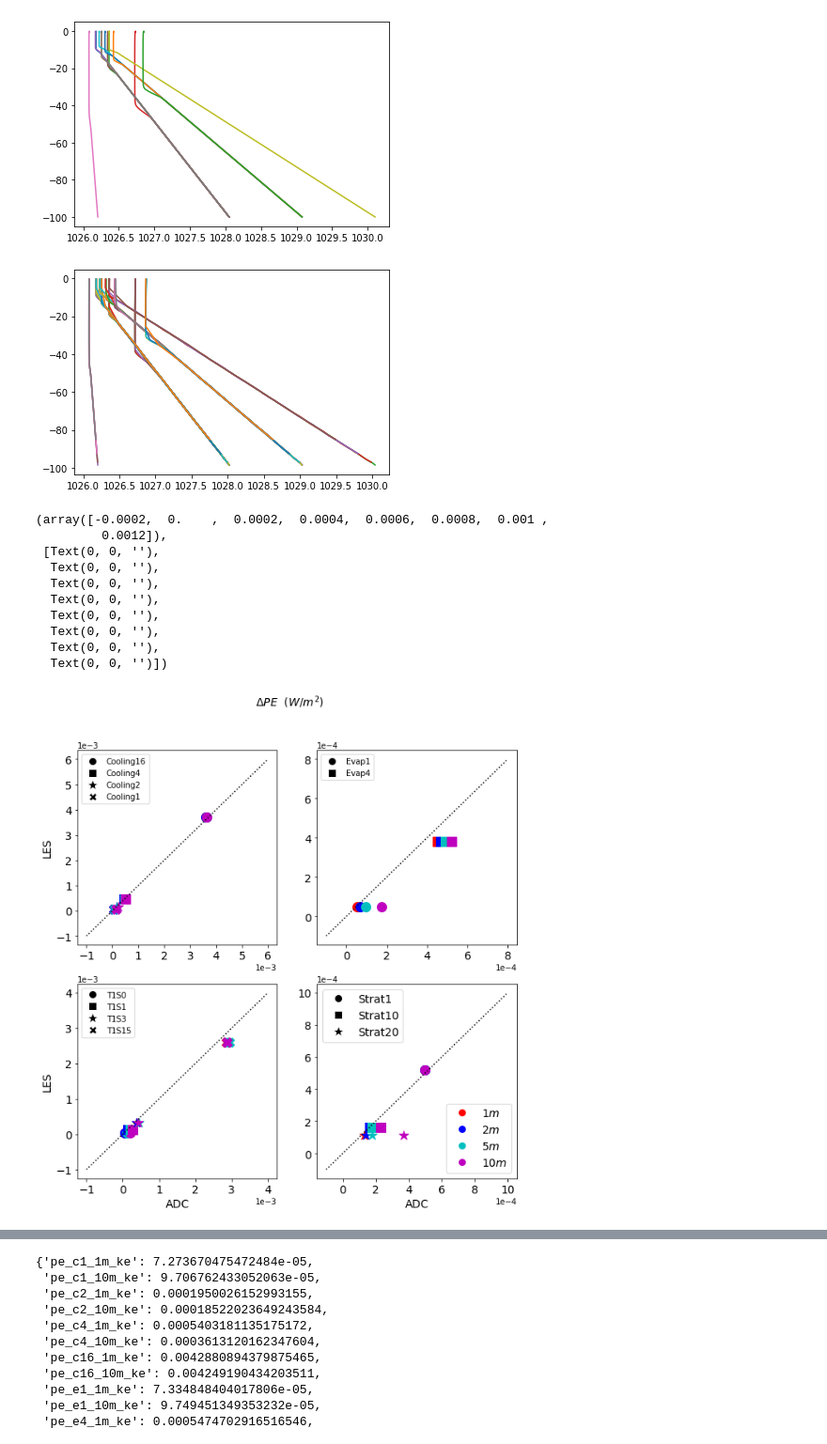
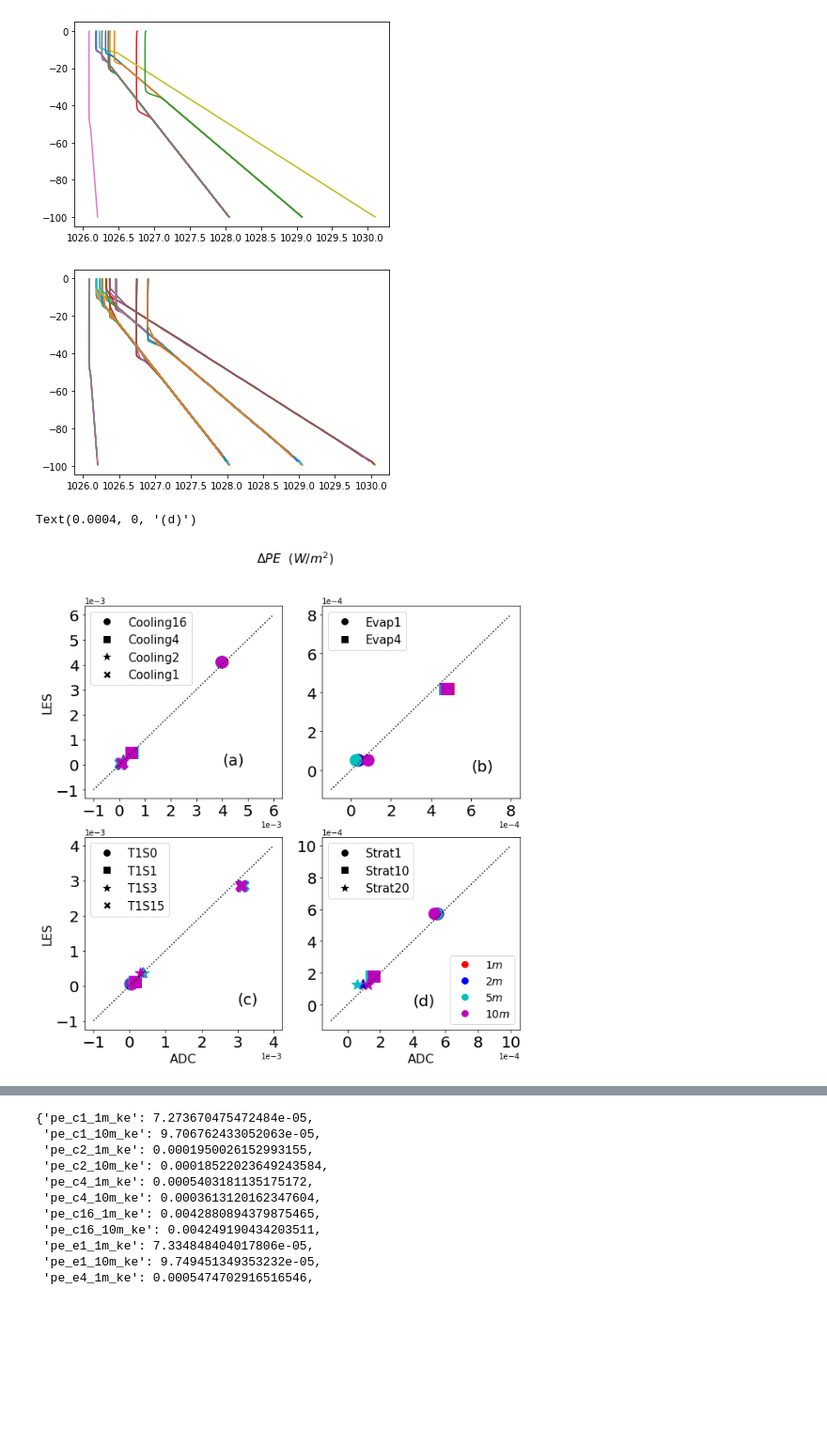
Before and after one commit to ChanJeunlam/cvmix_analysis_1, a Jupyter notebook: alternative_PE-LES_ADC_KPP_KE.ipynb, the cells around one changed output, grey strips where cells are left out. Shown at 94% size. Saved outputs shown, nothing was run; the diff lists cells and outputs as text; code cells hidden in the pictures; blank space fills up the shorter version.

```diff
--- a/alternative_PE-LES_ADC_KPP_KE.ipynb
+++ b/alternative_PE-LES_ADC_KPP_KE.ipynb
@@ -148,19 +190,19 @@ for fn in file_names:
             dtdz=0.05; dsdz=-0.025
 
         # compute pot
-        results_adc[f"pe_{fn}_{n}m"] = pot_energy2_10monly(mf.variables["temperature"][0,0,:-1],
-                                                   np.nanmean(mf.variables["temperature"][t1:t,0,:-1],axis=0),
-                                                   mf.variables["salinity"][0,0,:-1],
-                                                  np.nanmean(mf.variables["salinity"][t1:t,0,:-1],axis=0),
-                                                  fh.variables['zMid'][0,0,:-1],
+        results_adc[f"pe_{fn}_{n}m"] = pot_energy2_10monly(mf.variables["temperature"][0,0,:],
+                                                   np.nanmean(mf.variables["temperature"][t1:t,0,:],axis=0),
+                                                   mf.variables["salinity"][0,0,:],
+                                                  np.nanmean(mf.variables["salinity"][t1:t,0,:],axis=0),
+                                                  fh.variables['zMid'][0,0,:],
                                                   dtdz,
                                                   dsdz)
 #results_adc
 # %% [output]
-[figure, old version]
+[figure, new version]
 # %%
 plt.figure(figsize=(10,10))
-mks=12
+mks=15
 plt.subplot(221)
 plt.plot(results_adc["pe_c16_1m"],results_les["pe_c16_les"],'or',markersize=mks)
 plt.plot(results_adc["pe_c16_2m"],results_les["pe_c16_les"],'ob',markersize=mks)
@@ -185,13 +227,13 @@ plt.plot(results_adc["pe_c1_10m"],results_les["pe_c1_les"],'Xm',markersize=mks)
 #plt.ticklabel_format(axis="both", style="sci", scilimits=(-2,-2))
 plt.plot([-0.001,6*1e-3],[-0.001,6*1e-3],':k')
 legend1=plt.legend(["1m","2m","5m","10m"],loc=4)
-plt.ylabel("LES",fontsize=14)
+plt.ylabel("LES",fontsize=16)
 #plt.title("square: c1, circle: c2, star:c4, cross:c16",fontsize=14)
 #plt.xscale("log")
 #plt.yscale("log")
 
-plt.xticks(fontsize=14)
-plt.yticks(fontsize=14)
+plt.xticks(fontsize=20)
+plt.yticks(fontsize=20)
 from matplotlib.lines import Line2D
 from matplotlib.patches import Patch
 
@@ -200,9 +242,11 @@ legend_elements = [Line2D([0], [0], marker='o', color='w', label='Cooling16',mar
                    Line2D([0], [0], marker='*', color='w', label='Cooling2',markerfacecolor='k', markersize=15),
                     Line2D([0], [0], marker='X', color='w', label='Cooling1',markerfacecolor='k', markersize=10)]
 
-legend2=plt.legend(handles=legend_elements,loc=2)
+legend=plt.legend(handles=legend_elements,loc=2,fontsize=15)
 #plt.gca().add_artist(legend1)
 plt.ticklabel_format(axis="both", style="sci", scilimits=(-3,-3))
+plt.text(4e-3, 0,"(a)",fontsize=20)
+
 
 plt.subplot(222)
 plt.plot(results_adc["pe_e1_1m"],results_les["pe_e1_les"],'or',markersize=mks)
@@ -221,8 +265,8 @@ plt.plot([-0.0001,8*1e-4],[-0.0001,8*1e-4],':k')
 #plt.xscale("log")
 #plt.yscale("log")
 
-plt.xticks(fontsize=14)
-plt.yticks(fontsize=14)
+plt.xticks(fontsize=20)
+plt.yticks(fontsize=20)
 from matplotlib.patches import Patch
 from matplotlib.lines import Line2D
 
@@ -230,9 +274,11 @@ legend_elements = [Line2D([0], [0], marker='o', color='w', label='Evap1',markerf
                    Line2D([0], [0], marker='s', color='w', label='Evap4',markerfacecolor='k', markersize=10)]
 
 
-legend2=plt.legend(handles=legend_elements,loc=2)
+legend=plt.legend(handles=legend_elements,loc=2,fontsize=15)
 #plt.gca().add_artist(legend1)
 plt.ticklabel_format(axis="both", style="sci", scilimits=(-4,-4))
+plt.text(6e-4, 0,"(b)",fontsize=20)
+
 
 plt.subplot(223)
 plt.plot(results_adc["pe_t1s0_1m"],results_les["pe_t1s0_les"],'or',markersize=mks)
@@ -258,23 +304,25 @@ plt.plot(results_adc["pe_t1s15_10m"],results_les["pe_t1s15_les"],'Xm',markersize
 #plt.ticklabel_format(axis="both", style="sci", scilimits=(-1,-1))
 plt.plot([-0.001,4*1e-3],[-0.001,4*1e-3],':k')
 legend1=plt.legend(["1m","2m","5m","10m"],loc=4)
-plt.ylabel("LES",fontsize=14)
-plt.xlabel("ADC",fontsize=14)
+plt.ylabel("LES",fontsize=16)
+plt.xlabel("ADC",fontsize=16)
 #plt.title("square: t1s0, circle: t1s1, star:t1s3, cross:t1s15",fontsize=14)
 #plt.xscale("log")
 #plt.yscale("log")
 plt.ticklabel_format(axis="both", style="sci", scilimits=(-3,-3))
 
-plt.xticks(fontsize=14)
-plt.yticks(fontsize=14)
+plt.xticks(fontsize=20)
+plt.yticks(fontsize=20)
 from matplotlib.lines import Line2D
 legend_elements = [Line2D([0], [0], marker='o', color='w', label='T1S0',markerfacecolor='k', markersize=10),
                    Line2D([0], [0], marker='s', color='w', label='T1S1',markerfacecolor='k', markersize=10),
                    Line2D([0], [0], marker='*', color='w', label='T1S3',markerfacecolor='k', markersize=15),
                     Line2D([0], [0], marker='X', color='w', label='T1S15',markerfacecolor='k', markersize=10)]
 
-legend2=plt.legend(handles=legend_elements,loc=2)
+legend=plt.legend(handles=legend_elements,loc=2,fontsize=15)
 #plt.gca().add_artist(legend1)
+plt.text(3e-3, -0.5e-3,"(c)",fontsize=20)
+
 
 plt.subplot(224)
 plt.plot(results_adc["pe_s1_1m"],results_les["pe_s1_les"],'or',markersize=mks)#, markerfacecolor='none')
@@ -296,50 +344,42 @@ plt.plot(results_adc["pe_s20_10m"],results_les["pe_s20_les"],'*m',markersize=mks
 plt.plot([-0.0001,1*1e-3],[-0.0001,1*1e-3],':k')
 
 legend1=plt.legend(["1m","2m","5m","10m"],loc=4)
-plt.xlabel("ADC",fontsize=14)
+plt.xlabel("ADC",fontsize=16)
 #plt.title("square: s1, circle: s10, star:s20",fontsize=14)
-plt.suptitle("$\Delta PE$  $(W/m^2)$",fontsize=14)
+plt.suptitle("$\Delta PE$  $(W/m^2)$",fontsize=16)
 
 #plt.xscale("log")
 #plt.yscale("log")
 plt.ticklabel_format(axis="both", style="sci", scilimits=(-4,-4))
 
 
 from matplotlib.patches import Patch
 from matplotlib.lines import Line2D
 
 from matplotlib.patches import Patch
 from matplotlib.lines import Line2D
 
 
 legend_elements2 = [ Line2D([0], [0], marker='o', color='w', label='$1 m$',markeredgecolor='r',markerfacecolor='r', markersize=8),
                   Line2D([0], [0], marker='o', color='w', label='$2 m$',markeredgecolor='b',markerfacecolor='b', markersize=8),
                   Line2D([0], [0], marker='o', color='w', label='$5 m$',markeredgecolor='c',markerfacecolor='c', markersize=8),
                   Line2D([0], [0], marker='o', color='w', label='$10 m$',markeredgecolor='m',markerfacecolor='m', markersize=8)]
 
 legend3=plt.legend(handles=legend_elements2,loc=4,fontsize=14)
 legend_elements = [Line2D([0], [0], marker='o', color='w', label='Strat1',markerfacecolor='k', markersize=10),
                    Line2D([0], [0], marker='s', color='w', label='Strat10',markerfacecolor='k', markersize=10),
                    Line2D([0], [0], marker='*', color='w', label='Strat20',markerfacecolor='k', markersize=15),]
 
-legend=plt.legend(handles=legend_elements,loc=2,fontsize=14)
+legend=plt.legend(handles=legend_elements,loc=2,fontsize=15)
 
 plt.gca().add_artist(legend3)
 
-plt.xticks(fontsize=14)
-plt.yticks(fontsize=14)
+plt.xticks(fontsize=20)
+plt.yticks(fontsize=20)
+plt.text(4e-4, 0,"(d)",fontsize=20)
 # %% [output]
-(array([-0.0002,  0.    ,  0.0002,  0.0004,  0.0006,  0.0008,  0.001 ,
-         0.0012]),
- [Text(0, 0, ''),
-  Text(0, 0, ''),
-  Text(0, 0, ''),
-  Text(0, 0, ''),
-  Text(0, 0, ''),
-  Text(0, 0, ''),
-  Text(0, 0, ''),
-  Text(0, 0, '')])
+Text(0.0004, 0, '(d)')
-[figure, old version]
+[figure, new version]
 # %%
 relative_errors_adc = {}
 
```
Also changed, not shown: parts of 14 cells of this notebook, 10 other files.
